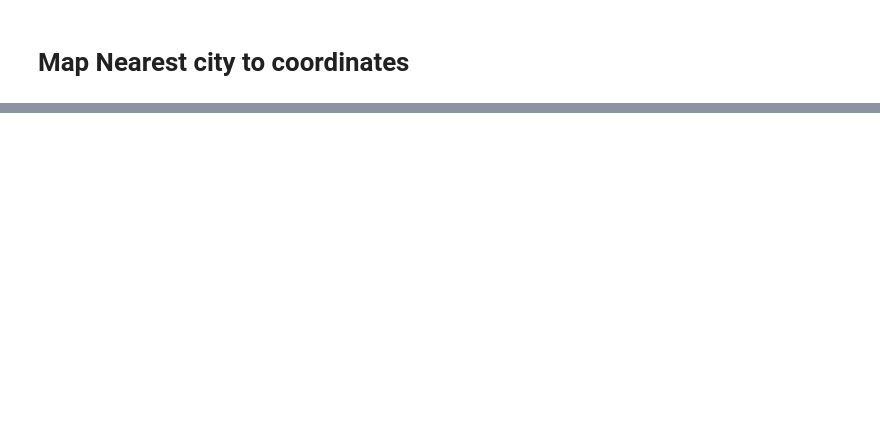
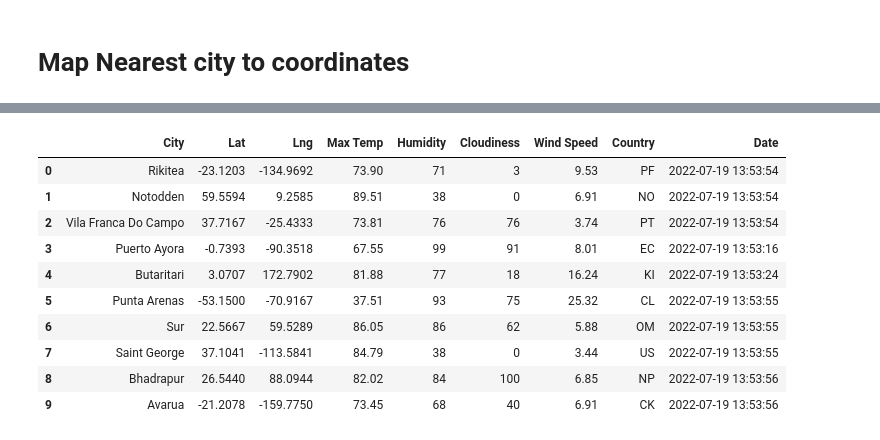
Before and after one commit to afhayden/World_Weather_Analysis, a Jupyter notebook: WeatherPy.ipynb, the cells around one changed output, grey strips where cells are left out. Cells and saved outputs as stored; diff of their text form; code cells hidden in the pictures; blank space fills up the shorter version.

```diff
--- a/WeatherPy.ipynb
+++ b/WeatherPy.ipynb
@@ -80,0 +92,4 @@ len(cities)
+# %%
+# Starting URL for Weather Map API Call.
+url = "http://api.openweathermap.org/data/2.5/weather?units=Imperial&APPID=" + weather_api_key
+print(url)
@@ -80,0 +98,10 @@ len(cities)
+# %%
+# Create an empty list to hold the weather data.
+city_data = []
+# Print the beginning of the logging.
+print("Beginning Data Retrieval     ")
+print("-----------------------------")
+
+# Create counters.
+record_count = 1
+set_count = 1
@@ -80,0 +193,16 @@ len(cities)
+# %%
+# Convert the array of dictionaries to a Pandas DataFrame.
+city_data_df = pd.DataFrame(city_data)
+city_data_df.head(10)
+# %% [output]
+|  | City | Lat | Lng | Max Temp | Humidity | Cloudiness | Wind Speed | Country | Date |
+| 0 | Rikitea | -23.1203 | -134.9692 | 73.90 | 71 | 3 | 9.53 | PF | 2022-07-19 13:53:54 |
+| 1 | Notodden | 59.5594 | 9.2585 | 89.51 | 38 | 0 | 6.91 | NO | 2022-07-19 13:53:54 |
+| 2 | Vila Franca Do Campo | 37.7167 | -25.4333 | 73.81 | 76 | 76 | 3.74 | PT | 2022-07-19 13:53:54 |
+| 3 | Puerto Ayora | -0.7393 | -90.3518 | 67.55 | 99 | 91 | 8.01 | EC | 2022-07-19 13:53:16 |
+| 4 | Butaritari | 3.0707 | 172.7902 | 81.88 | 77 | 18 | 16.24 | KI | 2022-07-19 13:53:24 |
+| 5 | Punta Arenas | -53.1500 | -70.9167 | 37.51 | 93 | 75 | 25.32 | CL | 2022-07-19 13:53:55 |
+| 6 | Sur | 22.5667 | 59.5289 | 86.05 | 86 | 62 | 5.88 | OM | 2022-07-19 13:53:55 |
+| 7 | Saint George | 37.1041 | -113.5841 | 84.79 | 38 | 0 | 3.44 | US | 2022-07-19 13:53:55 |
+| 8 | Bhadrapur | 26.5440 | 88.0944 | 82.02 | 84 | 100 | 6.85 | NP | 2022-07-19 13:53:56 |
+| 9 | Avarua | -21.2078 | -159.7750 | 73.45 | 68 | 40 | 6.91 | CK | 2022-07-19 13:53:56 |
```
Also changed, not shown: parts of 11 cells of this notebook, 2 other files.
